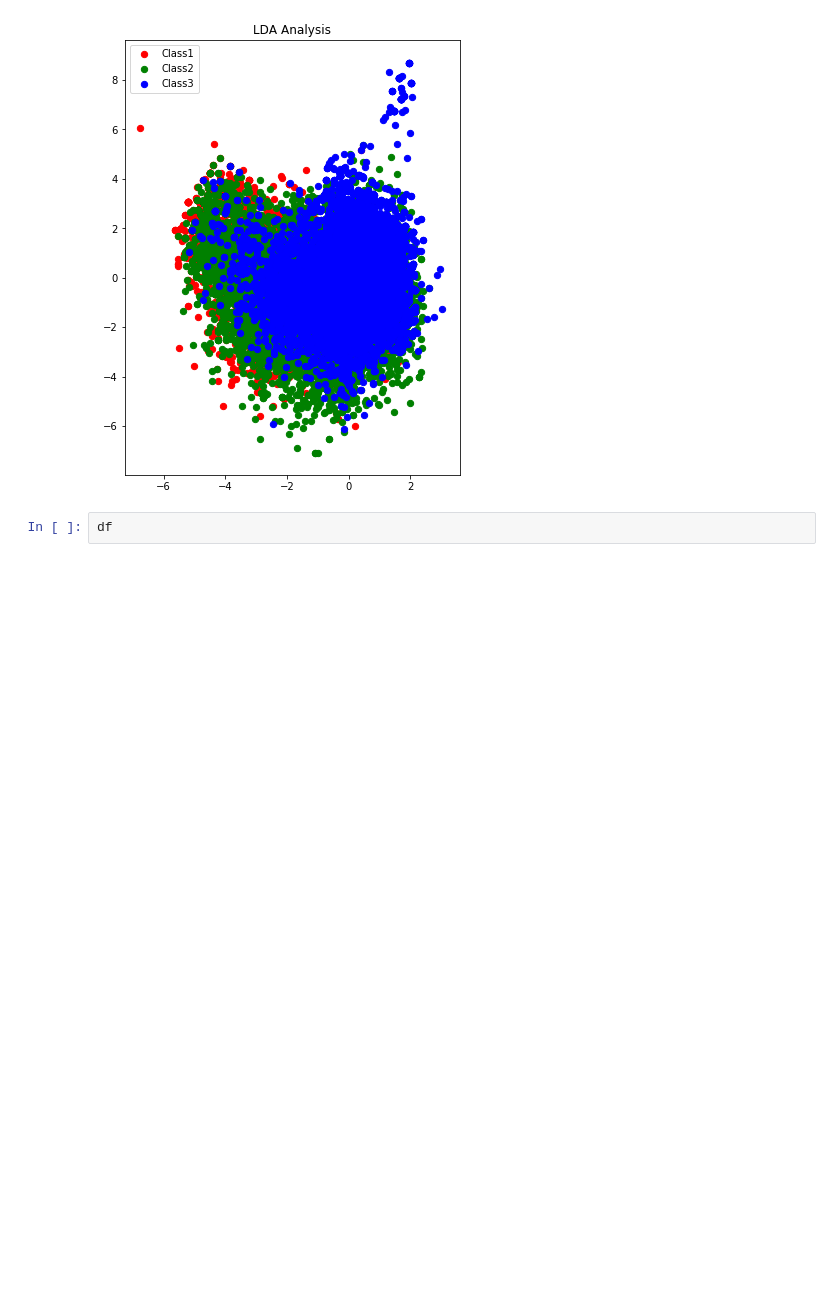
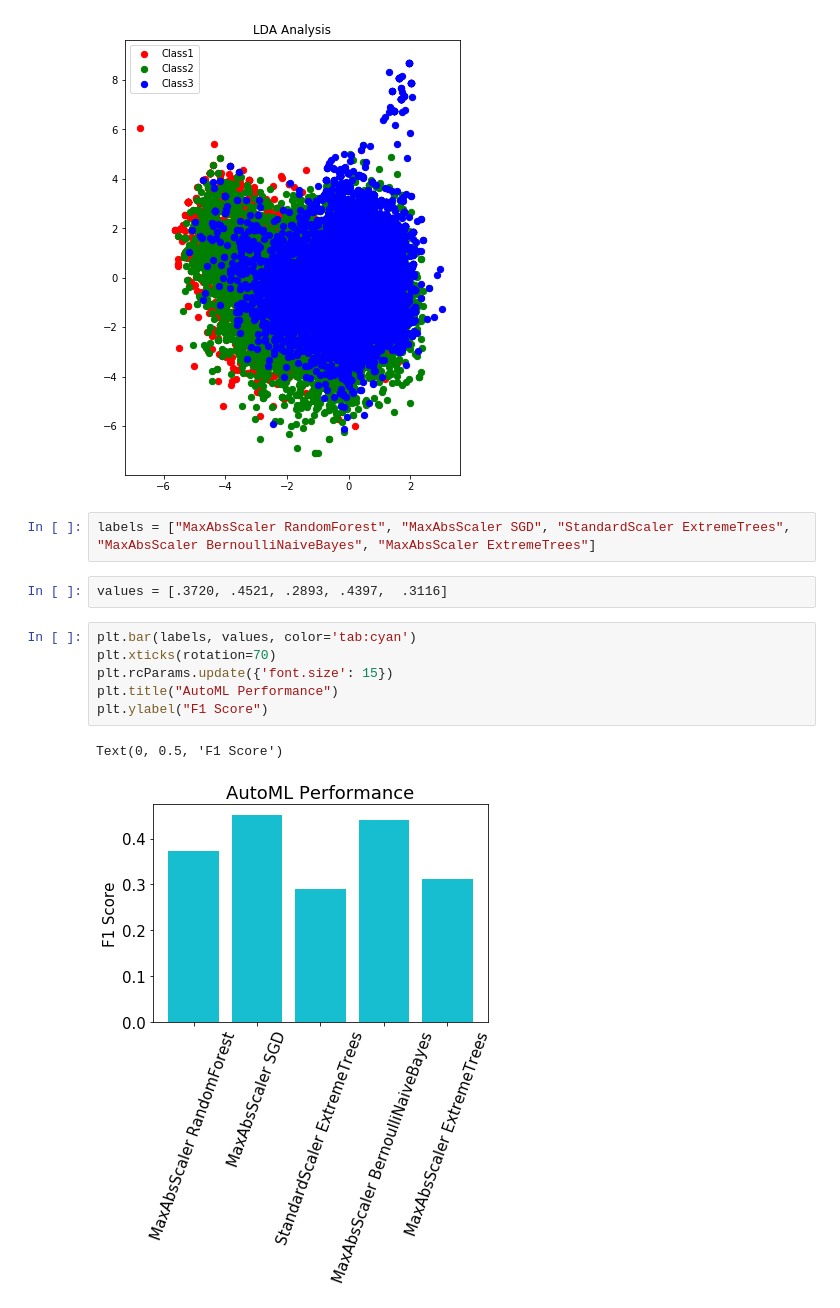
Before and after one commit to vidhur2k/Earthquake-Prediction, a Jupyter notebook: preprocessing.ipynb, the cells around one changed output. Saved outputs shown, nothing was run; the diff lists cells and outputs as text; blank space fills up the shorter version.

```diff
--- a/preprocessing.ipynb
+++ b/preprocessing.ipynb
@@ -265,5 +265,16 @@ plt.legend()
  [ 1.70574956  7.67655413]]
 <matplotlib.legend.Legend at 0x...>
 [figure]
-# %%
-df
+# %%
+labels = ["MaxAbsScaler RandomForest", "MaxAbsScaler SGD", "StandardScaler ExtremeTrees", "MaxAbsScaler BernoulliNaiveBayes", "MaxAbsScaler ExtremeTrees"]
+# %%
+values = [.3720, .4521, .2893, .4397,  .3116]
+# %%
+plt.bar(labels, values, color='tab:cyan')
+plt.xticks(rotation=70)
+plt.rcParams.update({'font.size': 15})
+plt.title("AutoML Performance")
+plt.ylabel("F1 Score")
+# %% [output]
+Text(0, 0.5, 'F1 Score')
+[figure, added]
```
Also changed, not shown: 3 other files.
